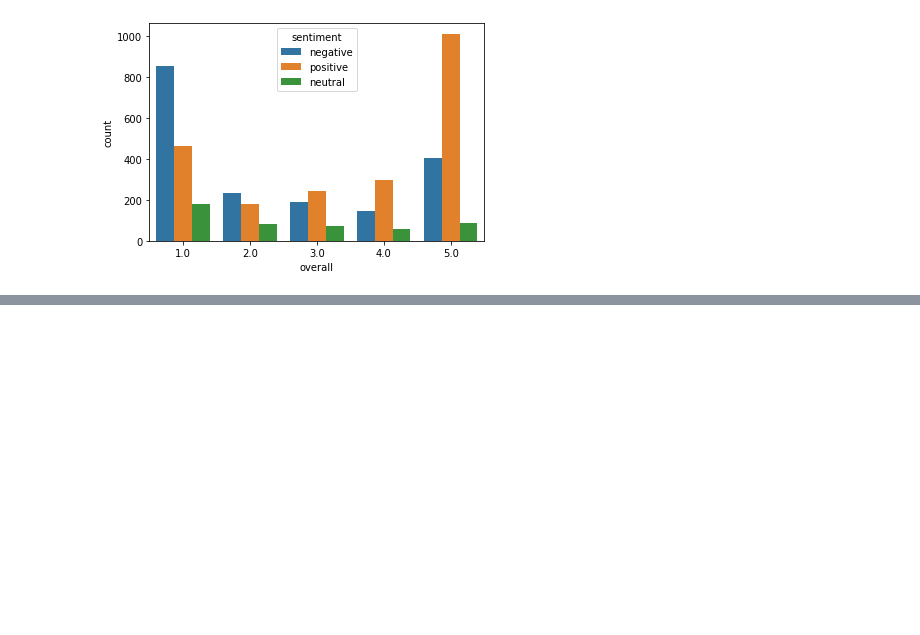
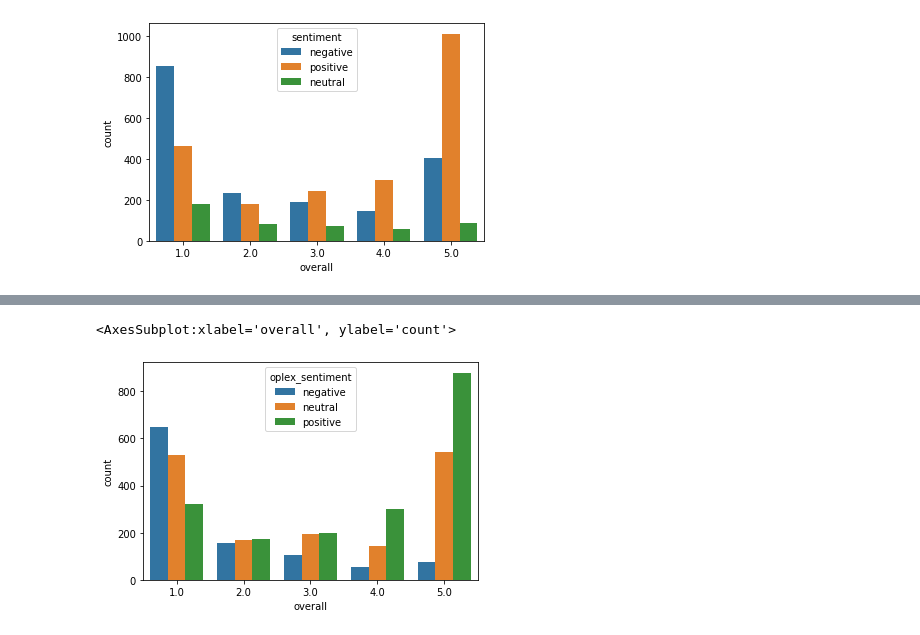
Before and after one commit to koosha-t/Sentiment-Analysis-NLP-for-Marketting, a Jupyter notebook: creating_sentiment_scoring_model/Sentiment_Scoring_BaselineModel.ipynb, the cells around one changed output, grey strips where cells are left out. Saved outputs shown, nothing was run; the diff lists cells and outputs as text; code cells hidden in the pictures; blank space fills up the shorter version.

```diff
--- a/creating_sentiment_scoring_model/Sentiment_Scoring_BaselineModel.ipynb
+++ b/creating_sentiment_scoring_model/Sentiment_Scoring_BaselineModel.ipynb
@@ -136,0 +186,3 @@ plt.show()
+# %%
+reviews['oplex_sentiment'] = \
+    reviews['oplex_sentiment_score'].apply(lambda x: "positive" if x>0.1 else ("negative" if x<0 else "neutral"))
@@ -136,0 +196,5 @@ plt.show()
+# %%
+sns.countplot(x='overall', hue='oplex_sentiment' ,data = reviews)
+# %% [output]
+<AxesSubplot:xlabel='overall', ylabel='count'>
+[figure, added]
```
Also changed, not shown: parts of 15 cells of this notebook.
